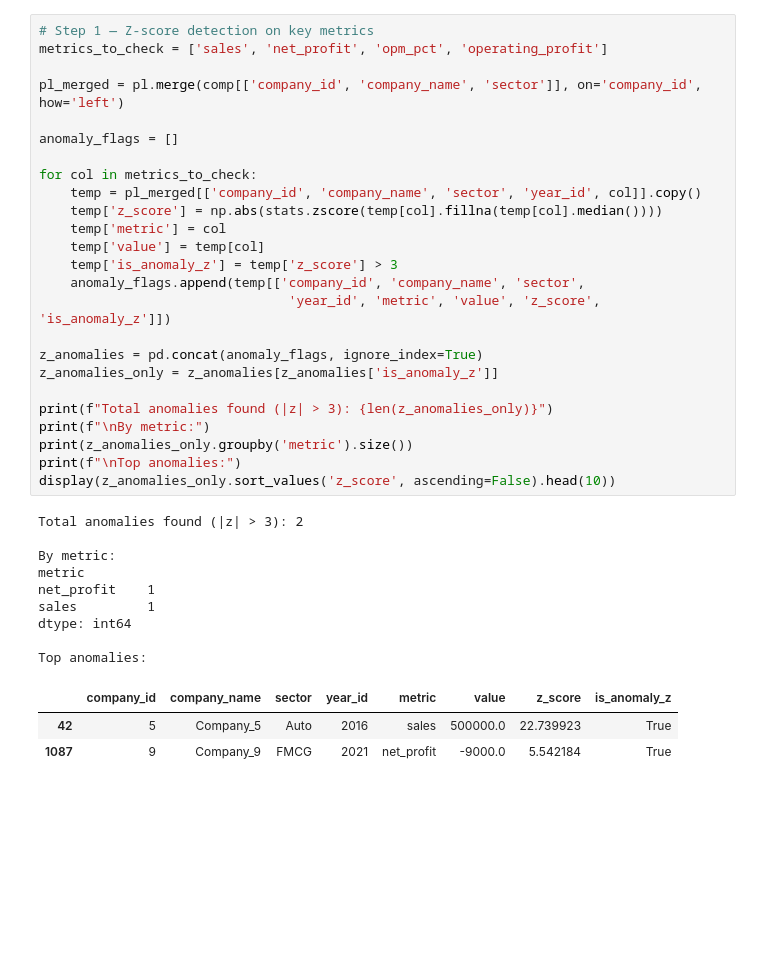
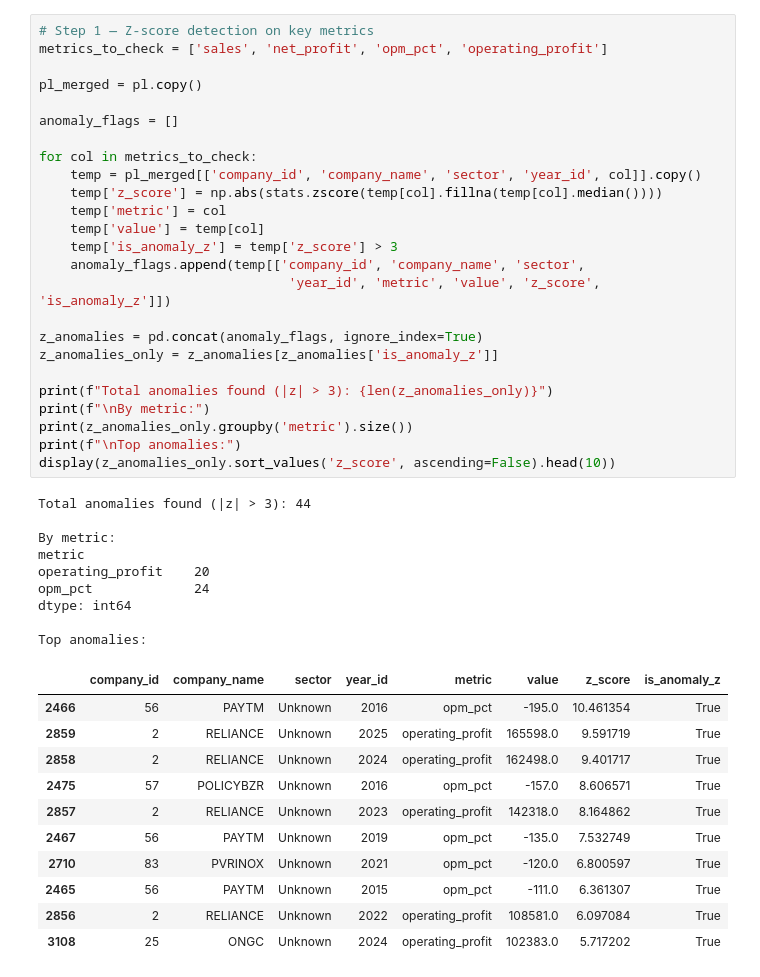
Before and after one commit to wyattstanson/financial-health, a Jupyter notebook: notebooks/03_anomaly_detection.ipynb, the cells around one changed output. Drawn from its saved outputs; the diff is of its cells as text; blank space fills up the shorter version.

```diff
--- a/notebooks/03_anomaly_detection.ipynb
+++ b/notebooks/03_anomaly_detection.ipynb
@@ -41,40 +41,48 @@ print(f"✅ Real data loaded — {comp.shape[0]} companies!")
 # Step 1 — Z-score detection on key metrics
 metrics_to_check = ['sales', 'net_profit', 'opm_pct', 'operating_profit']
 
-pl_merged = pl.merge(comp[['company_id', 'company_name', 'sector']], on='company_id', how='left')
+pl_merged = pl.copy()
 
 anomaly_flags = []
 
 for col in metrics_to_check:
     temp = pl_merged[['company_id', 'company_name', 'sector', 'year_id', col]].copy()
     temp['z_score'] = np.abs(stats.zscore(temp[col].fillna(temp[col].median())))
     temp['metric'] = col
     temp['value'] = temp[col]
     temp['is_anomaly_z'] = temp['z_score'] > 3
     anomaly_flags.append(temp[['company_id', 'company_name', 'sector',
                                 'year_id', 'metric', 'value', 'z_score', 'is_anomaly_z']])
 
 z_anomalies = pd.concat(anomaly_flags, ignore_index=True)
 z_anomalies_only = z_anomalies[z_anomalies['is_anomaly_z']]
 
 print(f"Total anomalies found (|z| > 3): {len(z_anomalies_only)}")
 print(f"\nBy metric:")
 print(z_anomalies_only.groupby('metric').size())
 print(f"\nTop anomalies:")
 display(z_anomalies_only.sort_values('z_score', ascending=False).head(10))
 # %% [output]
-Total anomalies found (|z| > 3): 2
+Total anomalies found (|z| > 3): 44
 
 By metric:
 metric
-net_profit    1
-sales         1
+operating_profit    20
+opm_pct             24
 dtype: int64
 
 Top anomalies:
 |  | company_id | company_name | sector | year_id | metric | value | z_score | is_anomaly_z |
-| 42 | 5 | Company_5 | Auto | 2016 | sales | 500000.0 | 22.739923 | True |
-| 1087 | 9 | Company_9 | FMCG | 2021 | net_profit | -9000.0 | 5.542184 | True |
+| 2466 | 56 | PAYTM | Unknown | 2016 | opm_pct | -195.0 | 10.461354 | True |
+| 2859 | 2 | RELIANCE | Unknown | 2025 | operating_profit | 165598.0 | 9.591719 | True |
+| 2858 | 2 | RELIANCE | Unknown | 2024 | operating_profit | 162498.0 | 9.401717 | True |
+| 2475 | 57 | POLICYBZR | Unknown | 2016 | opm_pct | -157.0 | 8.606571 | True |
+| 2857 | 2 | RELIANCE | Unknown | 2023 | operating_profit | 142318.0 | 8.164862 | True |
+| 2467 | 56 | PAYTM | Unknown | 2019 | opm_pct | -135.0 | 7.532749 | True |
+| 2710 | 83 | PVRINOX | Unknown | 2021 | opm_pct | -120.0 | 6.800597 | True |
+| 2465 | 56 | PAYTM | Unknown | 2015 | opm_pct | -111.0 | 6.361307 | True |
+| 2856 | 2 | RELIANCE | Unknown | 2022 | operating_profit | 108581.0 | 6.097084 | True |
+| 3108 | 25 | ONGC | Unknown | 2024 | operating_profit | 102383.0 | 5.717202 | True |
 # %%
 # Step 2 — Visualize anomalies on timeline
 fig, axes = plt.subplots(2, 2, figsize=(16, 10))
```
Also changed, not shown: parts of 7 cells of this notebook, 11 other files.
